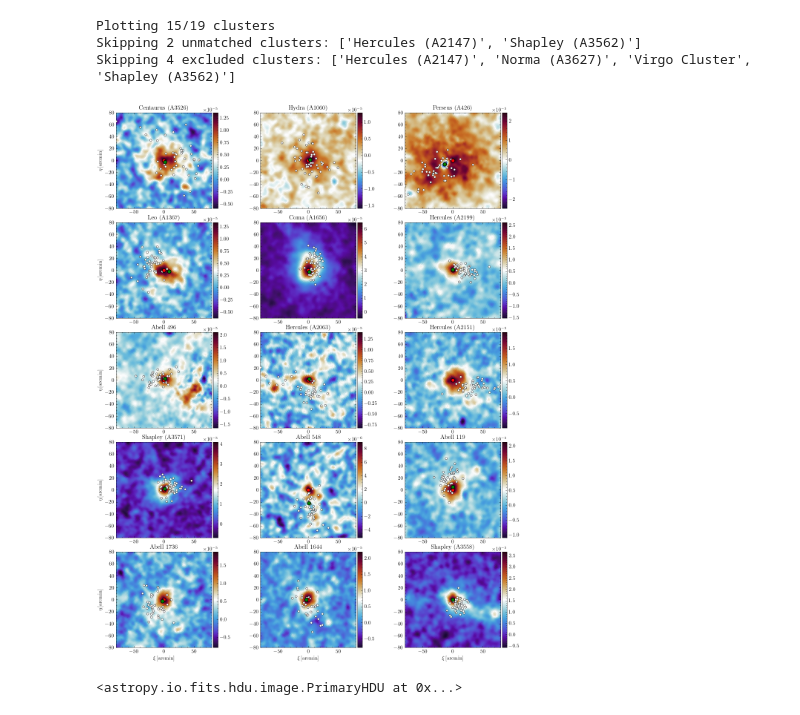
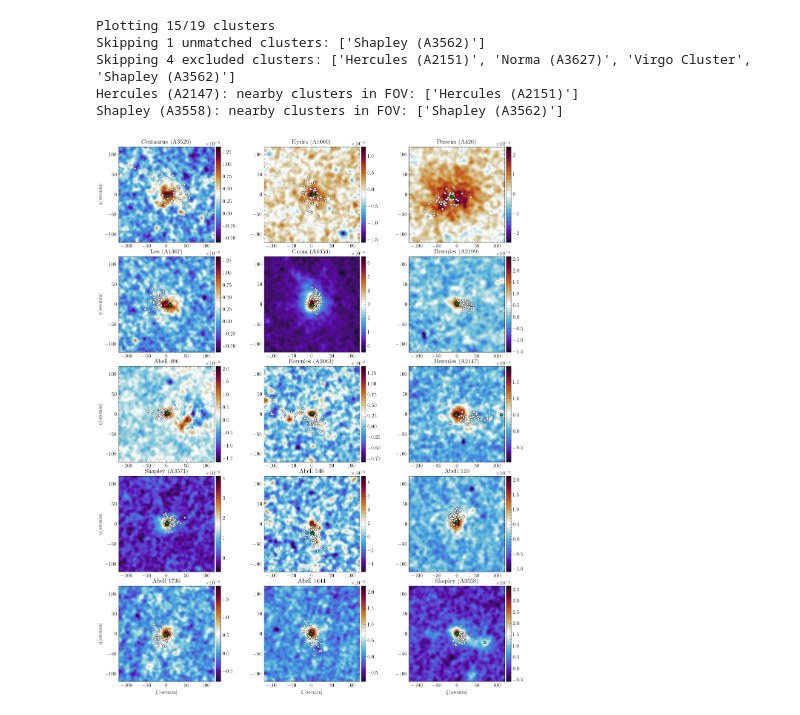
Before and after one commit to Richard-Sti/CMBOlympics, a Jupyter notebook: notebooks/score_individual_objects.ipynb, the cells around one changed output. Saved outputs shown, nothing was run; the diff lists cells and outputs as text; code cells hidden in the pictures.

```diff
--- a/notebooks/score_individual_objects.ipynb
+++ b/notebooks/score_individual_objects.ipynb
@@ -128,17 +170,19 @@ Processing Perseus (A426) (19/19)...
 # %%
 boxsize = boxsize_manti
 matches = matches_manti
 
 fig, ax = plot_observed_cluster_grid(
-    obs_clusters, matches, boxsize, zoom_arcmin=80, ncols=3,
-    exclude_prefixes=["Virgo", "Norma", "Shapley (A3562)", "Hercules (A2147)"],
+    obs_clusters, matches, boxsize, zoom_arcmin=None, ncols=3,
+    exclude_prefixes=["Virgo", "Norma", "Shapley (A3562)", "Hercules (A2151)"],
     )
 
 fig.savefig("/Users/rstiskalek/Downloads/Manti_cluster.pdf", dpi=500, bbox_inches="tight")
 
 display(fig)
 # %% [output]
 Plotting 15/19 clusters
-Skipping 2 unmatched clusters: ['Hercules (A2147)', 'Shapley (A3562)']
-Skipping 4 excluded clusters: ['Hercules (A2147)', 'Norma (A3627)', 'Virgo Cluster', 'Shapley (A3562)']
+Skipping 1 unmatched clusters: ['Shapley (A3562)']
+Skipping 4 excluded clusters: ['Hercules (A2151)', 'Norma (A3627)', 'Virgo Cluster', 'Shapley (A3562)']
+Hercules (A2147): nearby clusters in FOV: ['Hercules (A2151)']
+Shapley (A3558): nearby clusters in FOV: ['Shapley (A3562)']
-[figure, old version]
+[figure, new version]
@@ -151,4 +188,0 @@ f = fits.open(fname)
-# %%
-f[0]
-# %% [output]
-<astropy.io.fits.hdu.image.PrimaryHDU at 0x...>
```
Also changed, not shown: parts of 9 cells of this notebook, 4 other files.
